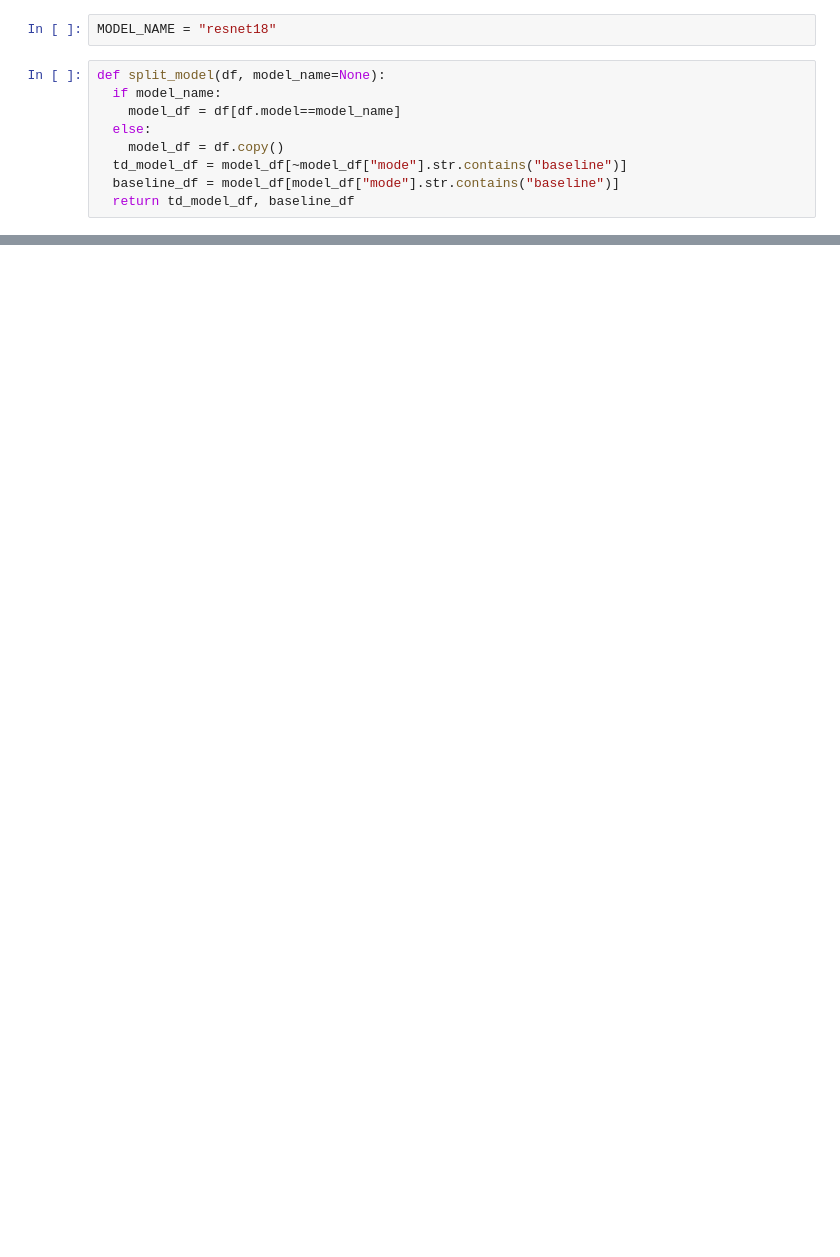
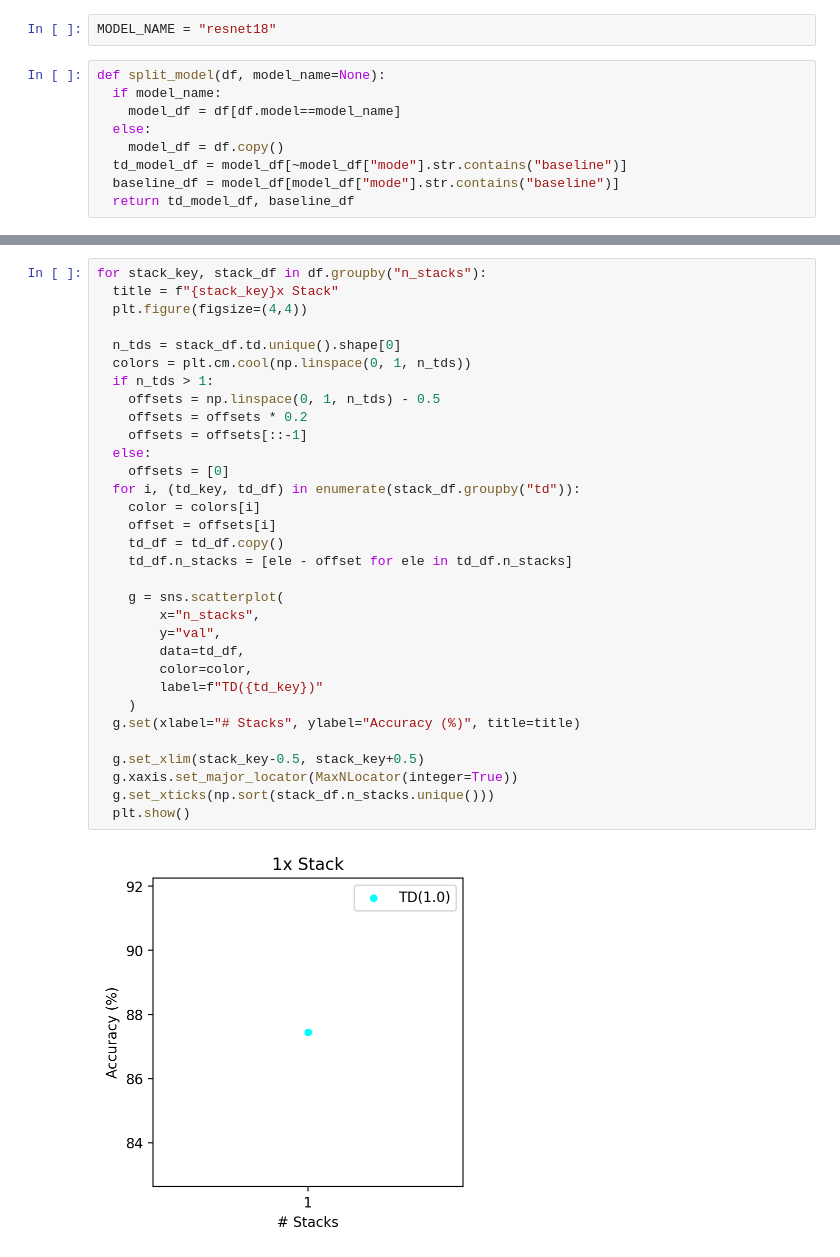
Before and after one commit to michael-iuzzolino/CascadedPoseEstimation, a Jupyter notebook: Analysis.ipynb, the cells around one changed output, grey strips where cells are left out. Cells and saved outputs as stored; diff of their text form; blank space fills up the shorter version.

```diff
--- a/Analysis.ipynb
+++ b/Analysis.ipynb
@@ -142,0 +171,34 @@ for model_key, model_df in df.groupby("model"):
+# %%
+for stack_key, stack_df in df.groupby("n_stacks"):
+  title = f"{stack_key}x Stack"
+  plt.figure(figsize=(4,4))
+
+  n_tds = stack_df.td.unique().shape[0]
+  colors = plt.cm.cool(np.linspace(0, 1, n_tds))
+  if n_tds > 1:
+    offsets = np.linspace(0, 1, n_tds) - 0.5
+    offsets = offsets * 0.2
+    offsets = offsets[::-1]
+  else:
+    offsets = [0]
+  for i, (td_key, td_df) in enumerate(stack_df.groupby("td")):
+    color = colors[i]
+    offset = offsets[i]
+    td_df = td_df.copy()
+    td_df.n_stacks = [ele - offset for ele in td_df.n_stacks]
+
+    g = sns.scatterplot(
+        x="n_stacks",
+        y="val",
+        data=td_df,
+        color=color,
+        label=f"TD({td_key})"
+    )
+  g.set(xlabel="# Stacks", ylabel="Accuracy (%)", title=title)
+
+  g.set_xlim(stack_key-0.5, stack_key+0.5)
+  g.xaxis.set_major_locator(MaxNLocator(integer=True))
+  g.set_xticks(np.sort(stack_df.n_stacks.unique()))
+  plt.show()
+# %% [output]
+[figure, added]
```
Also changed, not shown: parts of 11 cells of this notebook, 7 other files.
